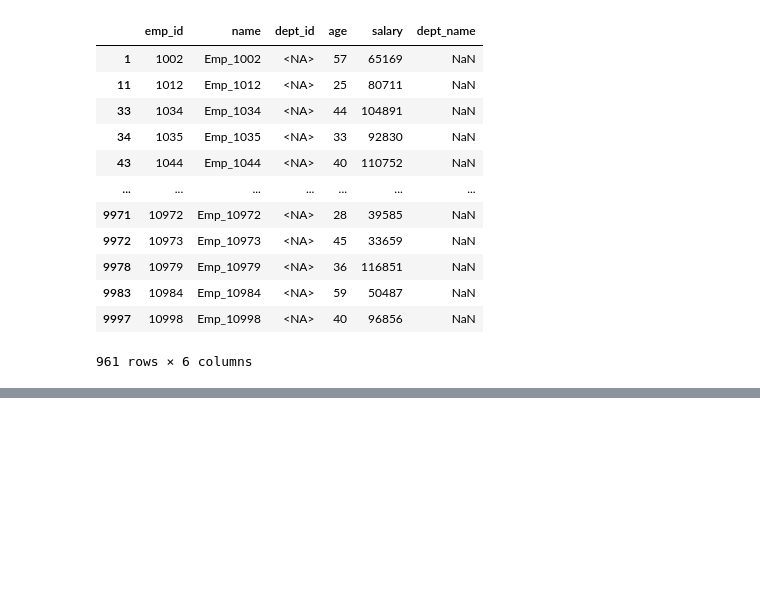
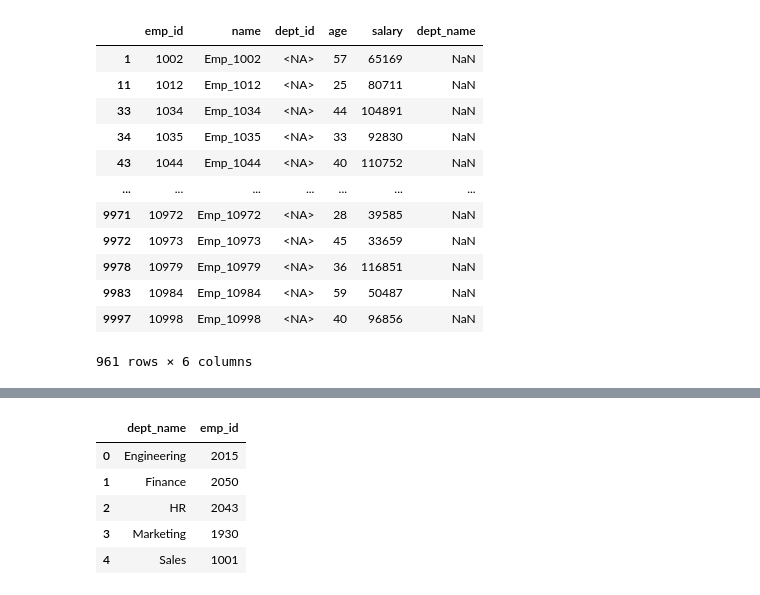
Before and after one commit to ts330-ds/pandas_merge_20_question, a Jupyter notebook: learn_merge.ipynb, the cells around one changed output, grey strips where cells are left out. Drawn from its saved outputs; the diff is of its cells as text; code cells hidden in the pictures; blank space fills up the shorter version.

Commit message:
Groupby function's Quesion

```diff
--- a/learn_merge.ipynb
+++ b/learn_merge.ipynb
@@ -288,0 +285,10 @@ df.head(5)
+# %%
+# 7. Count how many employees are in each department after merging.
+df.groupby('dept_name')['emp_id'].count().reset_index()
+# %% [output]
+|  | dept_name | emp_id |
+| 0 | Engineering | 2015 |
+| 1 | Finance | 2050 |
+| 2 | HR | 2043 |
+| 3 | Marketing | 1930 |
+| 4 | Sales | 1001 |
```
Also changed, not shown: parts of 8 cells of this notebook, 3 other files.
